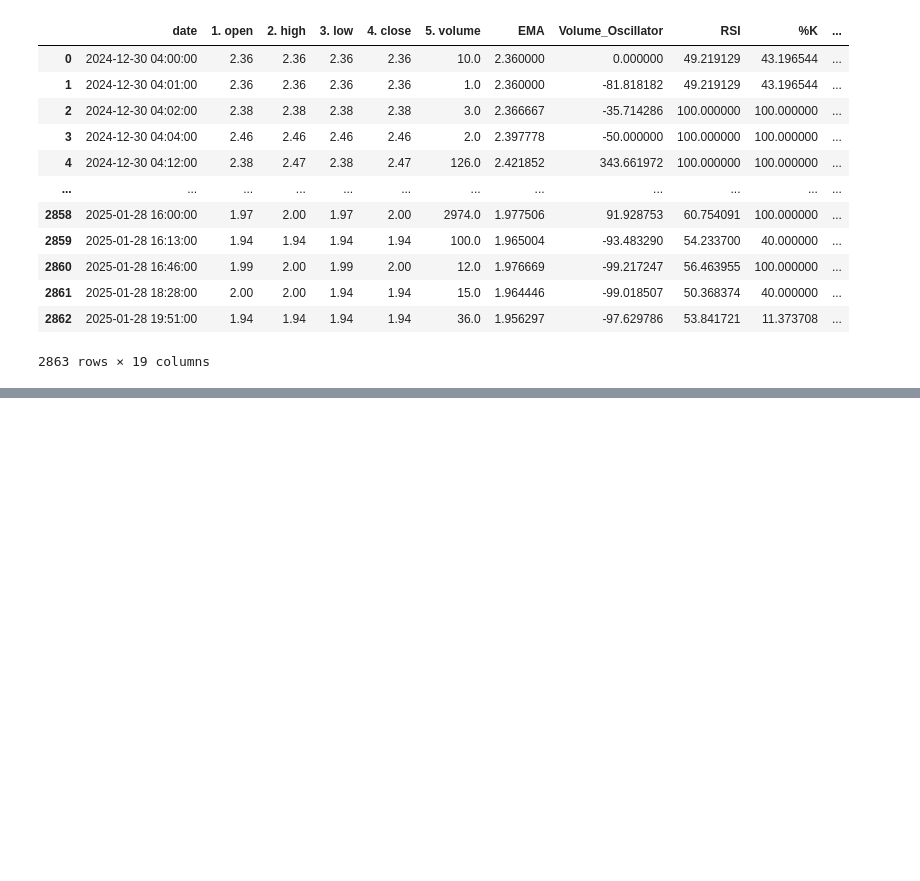
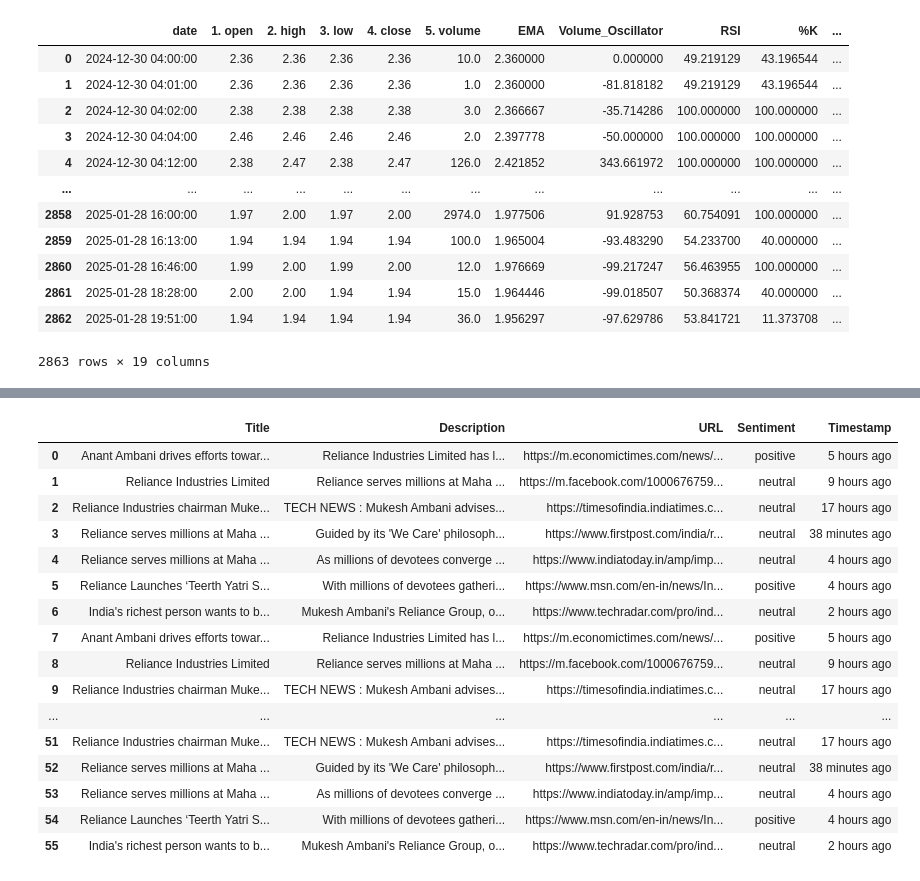
Before and after one commit to KULTHEOM/DOT-SLASH-, a Jupyter notebook: Model_tanmay.ipynb, the cells around one changed output, grey strips where cells are left out. Saved outputs shown, nothing was run; the diff lists cells and outputs as text; code cells hidden in the pictures; blank space fills up the shorter version.

```diff
--- a/Model_tanmay.ipynb
+++ b/Model_tanmay.ipynb
@@ -503,0 +710,21 @@ reliance - Target MSE: 0.0192, Comprehensive_RRR MSE: 0.0192
+# %%
+news = pd.read_csv(r"C:\Users\Ajay\Desktop\DOT-SLASH-\sentiment_news_analysis_reliance.csv")
+news
+# %% [output]
+|  | Title | Description | URL | Sentiment | Timestamp |
+| 0 | Anant Ambani drives efforts towar... | Reliance Industries Limited has l... | https://m.economictimes.com/news/... | positive | 5 hours ago |
+| 1 | Reliance Industries Limited | Reliance serves millions at Maha ... | https://m.facebook.com/1000676759... | neutral | 9 hours ago |
+| 2 | Reliance Industries chairman Muke... | TECH NEWS : Mukesh Ambani advises... | https://timesofindia.indiatimes.c... | neutral | 17 hours ago |
+| 3 | Reliance serves millions at Maha ... | Guided by its 'We Care' philosoph... | https://www.firstpost.com/india/r... | neutral | 38 minutes ago |
+| 4 | Reliance serves millions at Maha ... | As millions of devotees converge ... | https://www.indiatoday.in/amp/imp... | neutral | 4 hours ago |
+| 5 | Reliance Launches ‘Teerth Yatri S... | With millions of devotees gatheri... | https://www.msn.com/en-in/news/In... | positive | 4 hours ago |
+| 6 | India's richest person wants to b... | Mukesh Ambani's Reliance Group, o... | https://www.techradar.com/pro/ind... | neutral | 2 hours ago |
+| 7 | Anant Ambani drives efforts towar... | Reliance Industries Limited has l... | https://m.economictimes.com/news/... | positive | 5 hours ago |
+| 8 | Reliance Industries Limited | Reliance serves millions at Maha ... | https://m.facebook.com/1000676759... | neutral | 9 hours ago |
+| 9 | Reliance Industries chairman Muke... | TECH NEWS : Mukesh Ambani advises... | https://timesofindia.indiatimes.c... | neutral | 17 hours ago |
+| ... | ... | ... | ... | ... | ... |
+| 51 | Reliance Industries chairman Muke... | TECH NEWS : Mukesh Ambani advises... | https://timesofindia.indiatimes.c... | neutral | 17 hours ago |
+| 52 | Reliance serves millions at Maha ... | Guided by its 'We Care' philosoph... | https://www.firstpost.com/india/r... | neutral | 38 minutes ago |
+| 53 | Reliance serves millions at Maha ... | As millions of devotees converge ... | https://www.indiatoday.in/amp/imp... | neutral | 4 hours ago |
+| 54 | Reliance Launches ‘Teerth Yatri S... | With millions of devotees gatheri... | https://www.msn.com/en-in/news/In... | positive | 4 hours ago |
+| 55 | India's richest person wants to b... | Mukesh Ambani's Reliance Group, o... | https://www.techradar.com/pro/ind... | neutral | 2 hours ago |
```
Also changed, not shown: parts of 10 cells of this notebook, 11 other files.
